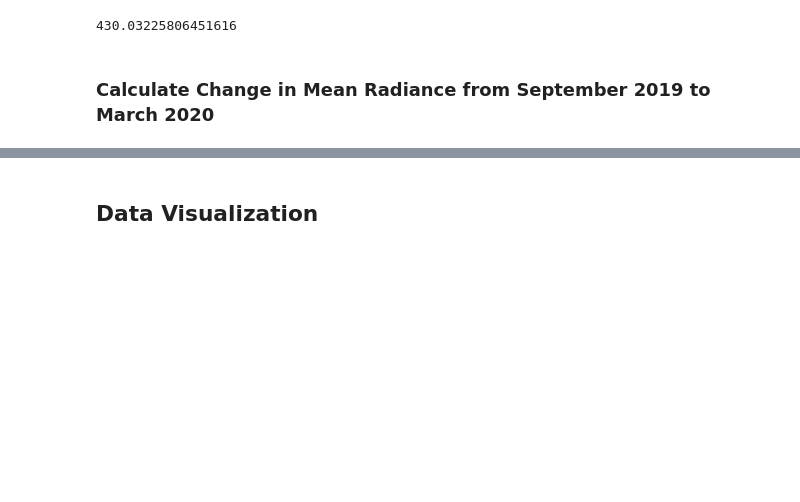
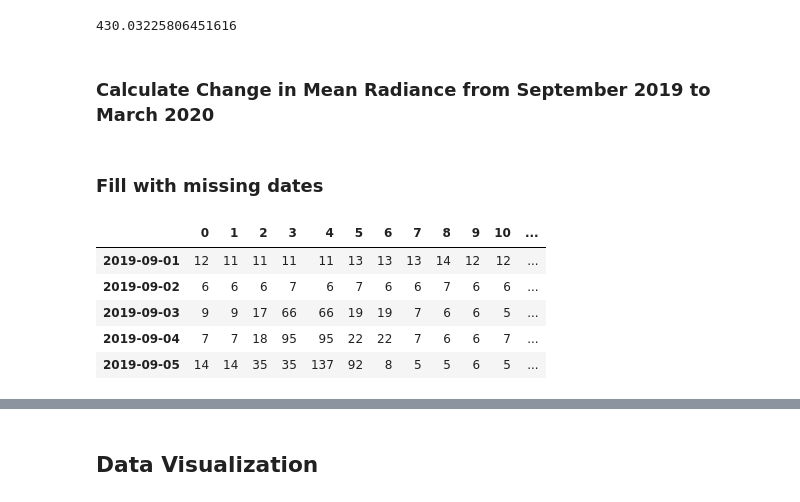
Before and after one commit to calekochenour/remote-sensing-fusion, a Jupyter notebook: 01-code-scripts/penn-state-campus-black-marble-radiance.ipynb, the cells around one changed output, grey strips where cells are left out. Drawn from its saved outputs; the diff is of its cells as text; code cells hidden in the pictures; blank space fills up the shorter version.

Commit message:
Add code to fill missing dates with NaN values

```diff
--- a/01-code-scripts/penn-state-campus-black-marble-radiance.ipynb
+++ b/01-code-scripts/penn-state-campus-black-marble-radiance.ipynb
@@ -827,3 +827,20 @@ mean_radiance_dict.get('2020').get('03').max()
 # %%
 # Calculate difference in mean radiance at each pixel
 radiance_diff_sept2019_march2020 = march_2020_mean_radiance - sept_2019_mean_radiance
+# %% [markdown]
+### Fill with missing dates
+# %%
+# Copy radiance df
+df_copy = psu_radiance_df.copy()
+
+# Transpose matrix to get dates an indices
+transposed_df = df_copy.transpose()
+# %%
+transposed_df.head()
+# %% [output]
+|  | 0 | 1 | 2 | 3 | 4 | 5 | 6 | 7 | 8 | 9 | 10 | ... |
+| 2019-09-01 | 12 | 11 | 11 | 11 | 11 | 13 | 13 | 13 | 14 | 12 | 12 | ... |
+| 2019-09-02 | 6 | 6 | 6 | 7 | 6 | 7 | 6 | 6 | 7 | 6 | 6 | ... |
+| 2019-09-03 | 9 | 9 | 17 | 66 | 66 | 19 | 19 | 7 | 6 | 6 | 5 | ... |
+| 2019-09-04 | 7 | 7 | 18 | 95 | 95 | 22 | 22 | 7 | 6 | 6 | 7 | ... |
+| 2019-09-05 | 14 | 14 | 35 | 35 | 137 | 92 | 8 | 5 | 5 | 6 | 5 | ... |
```
Also changed, not shown: parts of 7 cells of this notebook.
